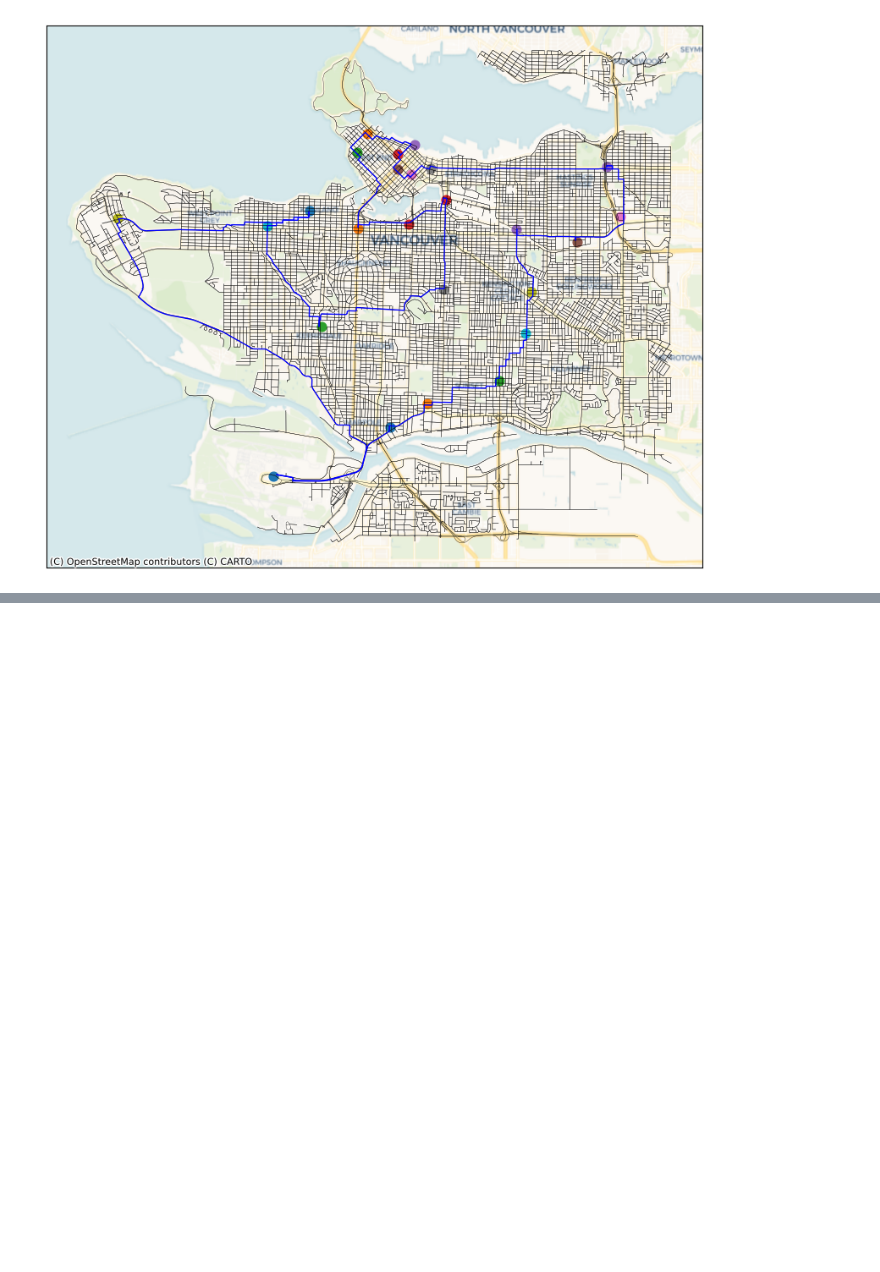
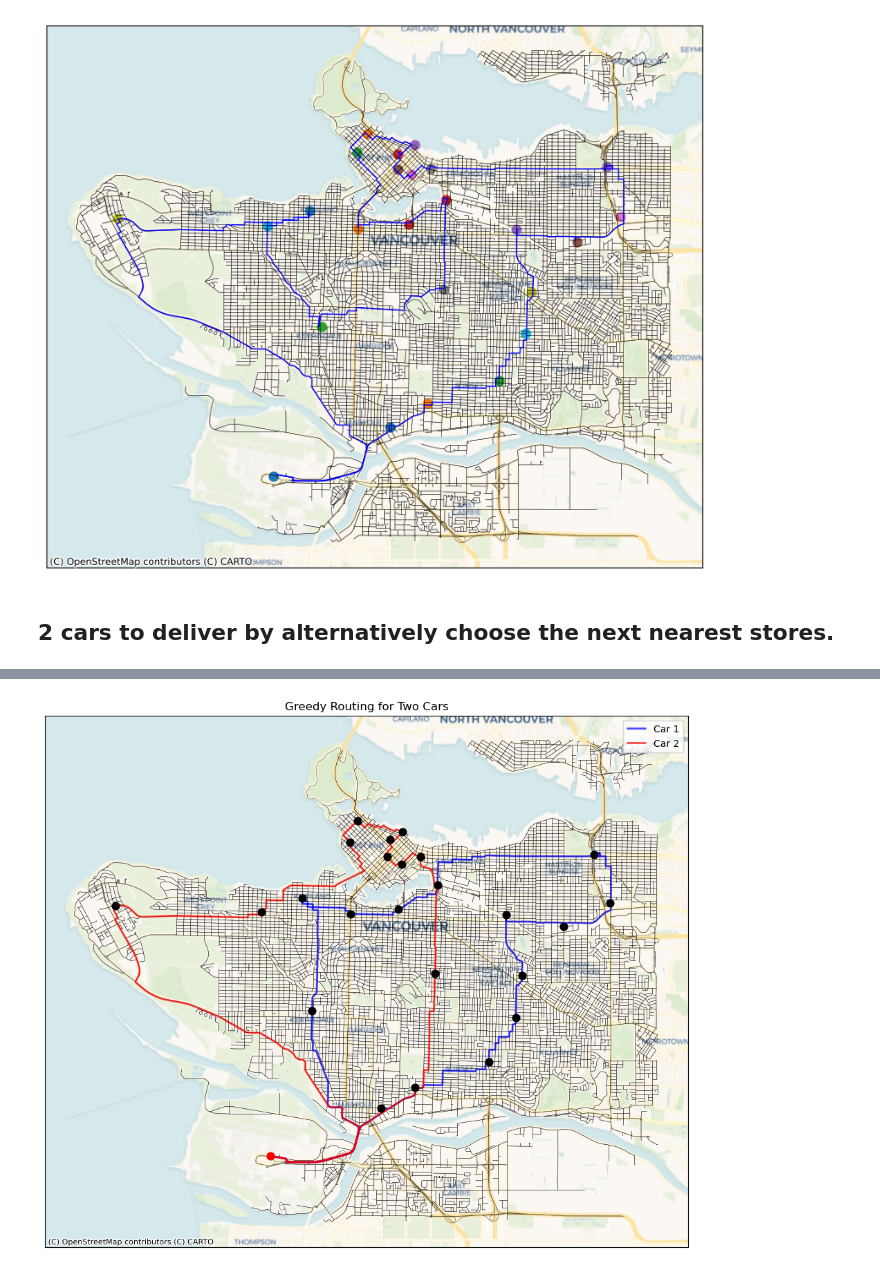
Before and after one commit to jchhong/math441-comb-opt, a Jupyter notebook: main.ipynb, the cells around one changed output, grey strips where cells are left out. Drawn from its saved outputs; the diff is of its cells as text; code cells hidden in the pictures; blank space fills up the shorter version.

```diff
--- a/main.ipynb
+++ b/main.ipynb
@@ -189,3 +189,77 @@ plot_paths(f,ax,tour,shortest_paths,1)
 plt.show()
 # %% [output]
 [figure]
+# %% [markdown]
+## 2 cars to deliver by alternatively choose the next nearest stores.
+# %%
+yvr = (49.19415257260286, -123.17518597496046)
+
+all_points = [yvr] + stores_downtown + stores_van + stores_eastvan
+
+all_nodes = [ox.distance.nearest_nodes(G, lon, lat) for lat, lon in all_points]
+
+distance_matrix = np.array([
+    [nx.shortest_path_length(G, node_from, node_to, weight='length')
+     for node_to in all_nodes]
+    for node_from in all_nodes
+])
+
+# Greedy Algorithm for 2 Cars
+def greedy_two_car_routing(dist_matrix):
+    n_points = len(dist_matrix)
+    unvisited = set(range(1, n_points))  # All except starting node (YVR at index 0)
+    routes = [[0], [0]]  # Two cars starting at YVR
+    distances = [0, 0]
+
+    car_turn = 0  # Alternate turns between cars
+    while unvisited:
+        last_point = routes[car_turn][-1]
+        # Find nearest unvisited point to current car
+        nearest_point = min(unvisited, key=lambda p: dist_matrix[last_point, p])
+        # Update route and distances
+        routes[car_turn].append(nearest_point)
+        distances[car_turn] += dist_matrix[last_point, nearest_point]
+        unvisited.remove(nearest_point)
+        car_turn = 1 - car_turn  # Switch car turn
+
+    # Return YVR
+    for car in [0, 1]:
+        distances[car] += dist_matrix[routes[car][-1], 0]
+        routes[car].append(0)
+
+    return routes, distances
+
+
+routes, distances = greedy_two_car_routing(distance_matrix)
+
+# Visualization
+def plot_two_car_routes(G, edges, all_nodes, routes, color_list=['blue', 'red']):
+    f, ax = plt.subplots(figsize=(12, 12))
+    plot_graph(f, ax, edges)
+
+    # Plot all points
+    for idx, node in enumerate(all_nodes):
+        point = (G.nodes[node]['y'], G.nodes[node]['x'])
+        ax.scatter(point[1], point[0], color='red' if idx == 0 else 'black', s=60, zorder=5)
+
+    # Plot routes for each car
+    for car_idx, route in enumerate(routes):
+        for i in range(len(route)-1):
+            path_nodes = nx.shortest_path(G, all_nodes[route[i]], all_nodes[route[i+1]], weight='length')
+            path_edges = get_path_edges(path_nodes, edges)
+            path_edges.plot(ax=ax, linewidth=2, color=color_list[car_idx], alpha=0.7, label=f'Car {car_idx+1}' if i==0 else "")
+
+    plt.legend()
+    plt.title('Greedy Routing for Two Cars')
+    plt.show()
+
+# Display routes clearly
+for i, route in enumerate(routes):
+    named_route = [all_points[idx] for idx in route]
+    print(f"Route for Car {i+1}:")
+    for point in named_route:
+        print(f"\t{point}")
+    print(f"Total Distance: {distances[i]:.2f} meters\n")
+
+plot_two_car_routes(G, edges, all_nodes, routes)
+# %% [output]
@@ -191,0 +283 @@ plt.show()
+[figure, added]
```
Also changed, not shown: parts of 3 cells of this notebook.
